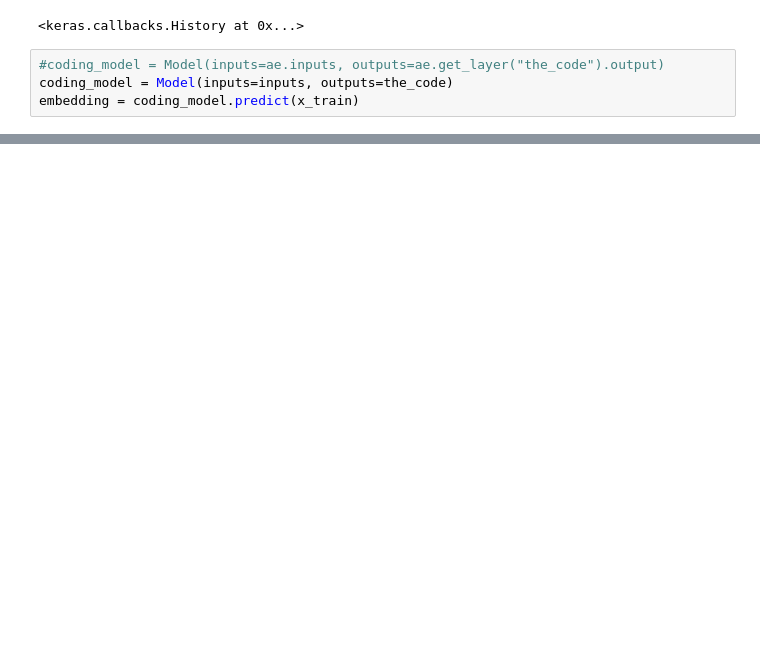
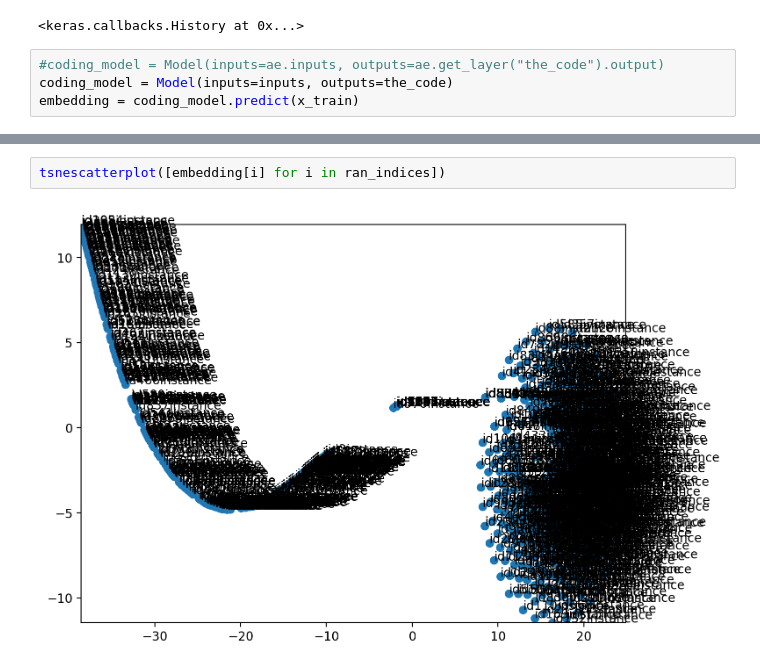
Before and after one commit to bhaney/embeddings, a Jupyter notebook: graph-autoencode-embedding.ipynb, the cells around one changed output, grey strips where cells are left out. Saved outputs shown, nothing was run; the diff lists cells and outputs as text; blank space fills up the shorter version.

```diff
--- a/graph-autoencode-embedding.ipynb
+++ b/graph-autoencode-embedding.ipynb
@@ -184 +257,5 @@ logic : [2.0262163, 0.9244902]
+# %%
+tsnescatterplot([embedding[i] for i in ran_indices])
+# %% [output]
+[figure, added]
 # %%
```
Also changed, not shown: parts of 13 cells of this notebook, 2 other files.
